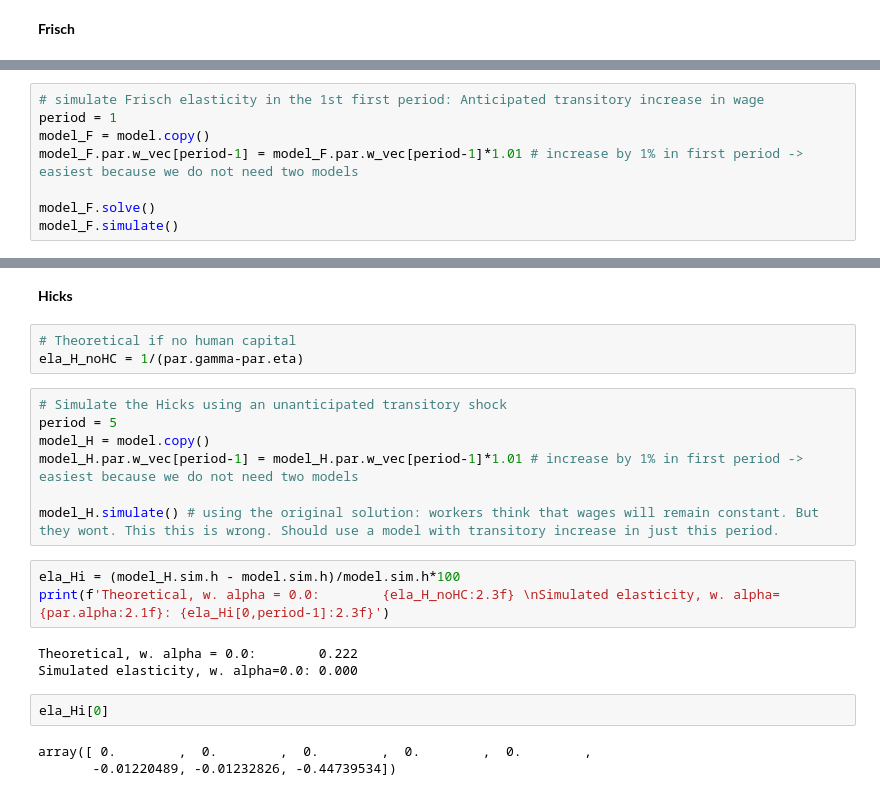
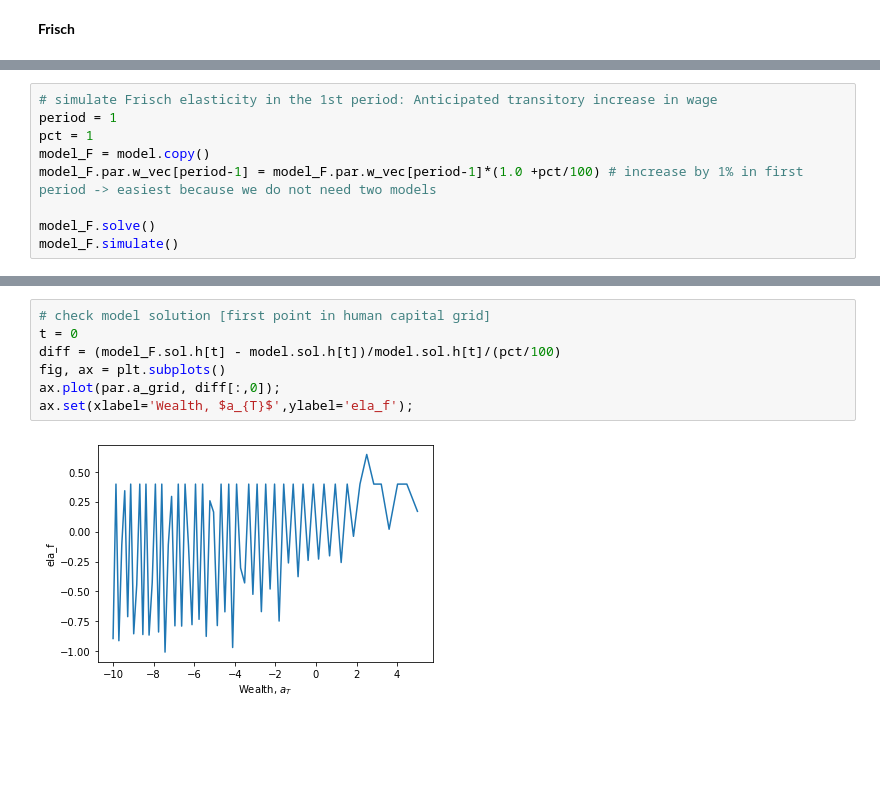
Before and after one commit to ThomasHJorgensen/HouseholdBehaviorCourse, a Jupyter notebook: 04/01. Dynamic Labor Model.ipynb, the cells around one changed output, grey strips where cells are left out. Cells and saved outputs as stored; diff of their text form; blank space fills up the shorter version.

```diff
--- a/04/01. Dynamic Labor Model.ipynb
+++ b/04/01. Dynamic Labor Model.ipynb
@@ -191,8 +189,9 @@ ela_F_noHC = 1/par.gamma
 # %%
-# simulate Frisch elasticity in the 1st first period: Anticipated transitory increase in wage
+# simulate Frisch elasticity in the 1st period: Anticipated transitory increase in wage
 period = 1
+pct = 1
 model_F = model.copy()
-model_F.par.w_vec[period-1] = model_F.par.w_vec[period-1]*1.01 # increase by 1% in first period -> easiest because we do not need two models
+model_F.par.w_vec[period-1] = model_F.par.w_vec[period-1]*(1.0 +pct/100) # increase by 1% in first period -> easiest because we do not need two models
 
 model_F.solve()
 model_F.simulate()
@@ -205,23 +208,9 @@ Simulated elasticity, w. alpha=0.0: 0.079
-# %% [markdown]
-**Hicks**
-# %%
-# Theoretical if no human capital
-ela_H_noHC = 1/(par.gamma-par.eta)
-# %%
-# Simulate the Hicks using an unanticipated transitory shock
-period = 5
-model_H = model.copy()
-model_H.par.w_vec[period-1] = model_H.par.w_vec[period-1]*1.01 # increase by 1% in first period -> easiest because we do not need two models
-
-model_H.simulate() # using the original solution: workers think that wages will remain constant. But they wont. This this is wrong. Should use a model with transitory increase in just this period.
-# %%
-ela_Hi = (model_H.sim.h - model.sim.h)/model.sim.h*100
-print(f'Theoretical, w. alpha = 0.0:        {ela_H_noHC:2.3f} \nSimulated elasticity, w. alpha={par.alpha:2.1f}: {ela_Hi[0,period-1]:2.3f}')
-# %% [output]
-Theoretical, w. alpha = 0.0:        0.222
-Simulated elasticity, w. alpha=0.0: 0.000
-# %%
-ela_Hi[0]
-# %% [output]
-array([ 0.        ,  0.        ,  0.        ,  0.        ,  0.        ,
-       -0.01220489, -0.01232826, -0.44739534])
+# %%
+# check model solution [first point in human capital grid]
+t = 0
+diff = (model_F.sol.h[t] - model.sol.h[t])/model.sol.h[t]/(pct/100)
+fig, ax = plt.subplots()
+ax.plot(par.a_grid, diff[:,0]);
+ax.set(xlabel='Wealth, $a_{T}$',ylabel='ela_f');
+# %% [output]
+[figure, added]
```
Also changed, not shown: parts of 13 cells of this notebook, 2 other files.
